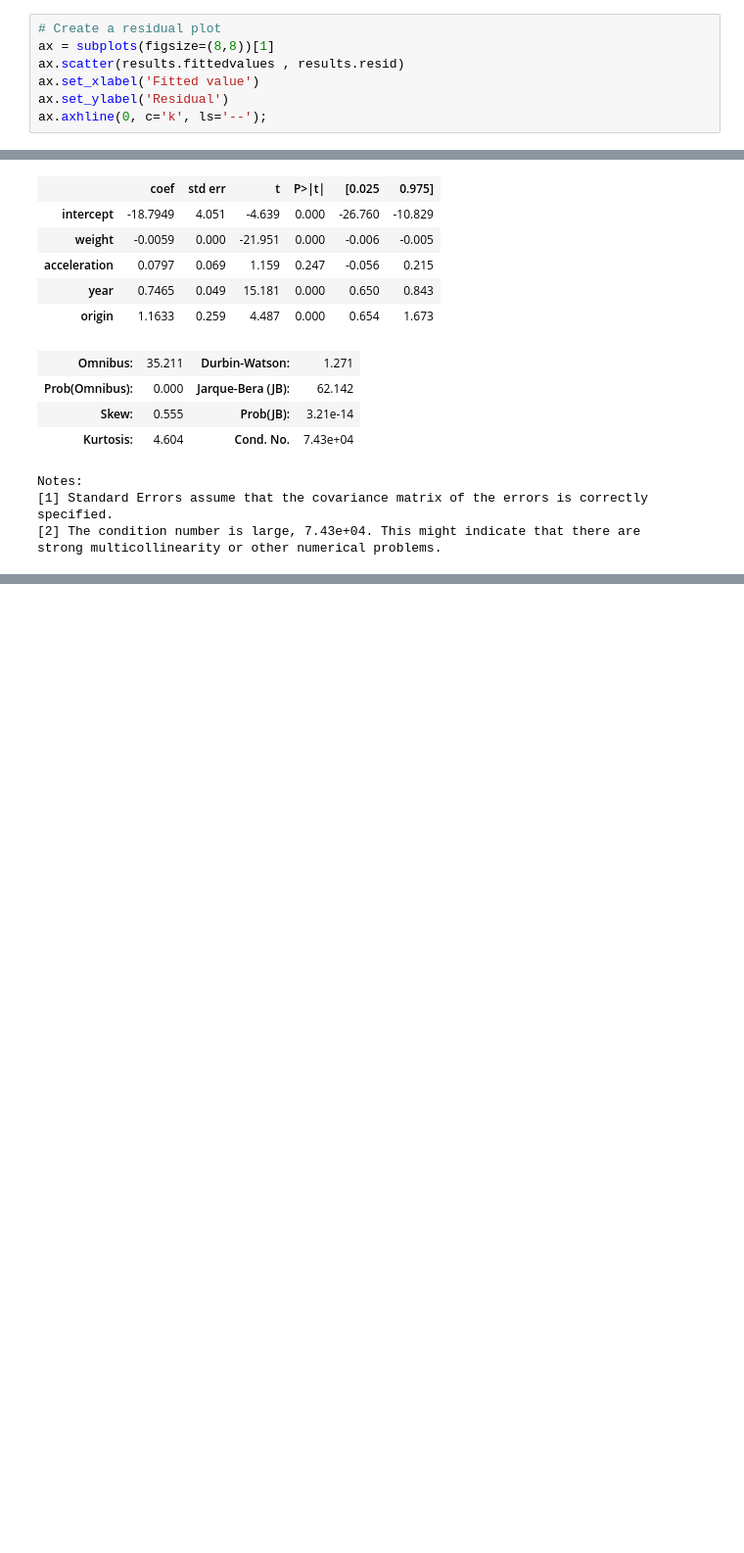
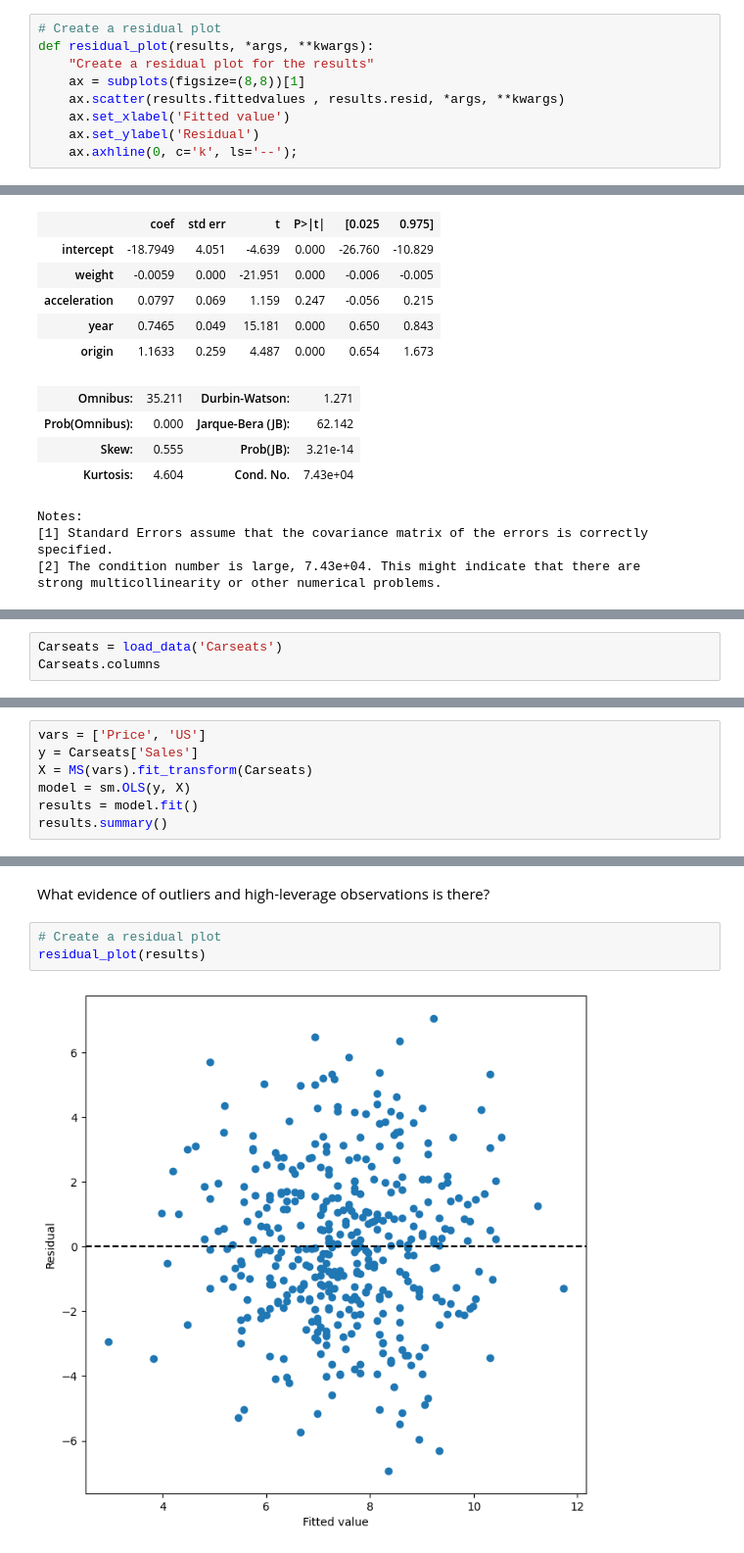
Before and after one commit to richhuwtaylor/introduction-to-statistical-learning, a Jupyter notebook: Chapter_3_Linear_Regression/Chapter_3_Linear_Regression_Exercises_Applied.ipynb, the cells around one changed output, grey strips where cells are left out. Shown at 98% size. Cells and saved outputs as stored; diff of their text form; blank space fills up the shorter version.

```diff
--- a/Chapter_3_Linear_Regression/Chapter_3_Linear_Regression_Exercises_Applied.ipynb
+++ b/Chapter_3_Linear_Regression/Chapter_3_Linear_Regression_Exercises_Applied.ipynb
@@ -106,8 +106,10 @@ abline(ax, results.params[0], results.params[1], 'r--', linewidth=3)
 [figure]
 # %%
 # Create a residual plot
-ax = subplots(figsize=(8,8))[1]
-ax.scatter(results.fittedvalues , results.resid)
-ax.set_xlabel('Fitted value')
-ax.set_ylabel('Residual')
-ax.axhline(0, c='k', ls='--');
+def residual_plot(results, *args, **kwargs):
+    "Create a residual plot for the results"
+    ax = subplots(figsize=(8,8))[1]
+    ax.scatter(results.fittedvalues , results.resid, *args, **kwargs)
+    ax.set_xlabel('Fitted value')
+    ax.set_ylabel('Residual')
+    ax.axhline(0, c='k', ls='--');
@@ -401,0 +402,3 @@ strong multicollinearity or other numerical problems.
+# %%
+Carseats = load_data('Carseats')
+Carseats.columns
@@ -401,0 +461,7 @@ strong multicollinearity or other numerical problems.
+# %%
+vars = ['Price', 'US']
+y = Carseats['Sales']
+X = MS(vars).fit_transform(Carseats)
+model = sm.OLS(y, X)
+results = model.fit()
+results.summary()
@@ -401,0 +493,7 @@ strong multicollinearity or other numerical problems.
+# %% [markdown]
+What evidence of outliers and high-leverage observations is there?
+# %%
+# Create a residual plot
+residual_plot(results)
+# %% [output]
+[figure, added]
```
Also changed, not shown: parts of 31 cells of this notebook.
